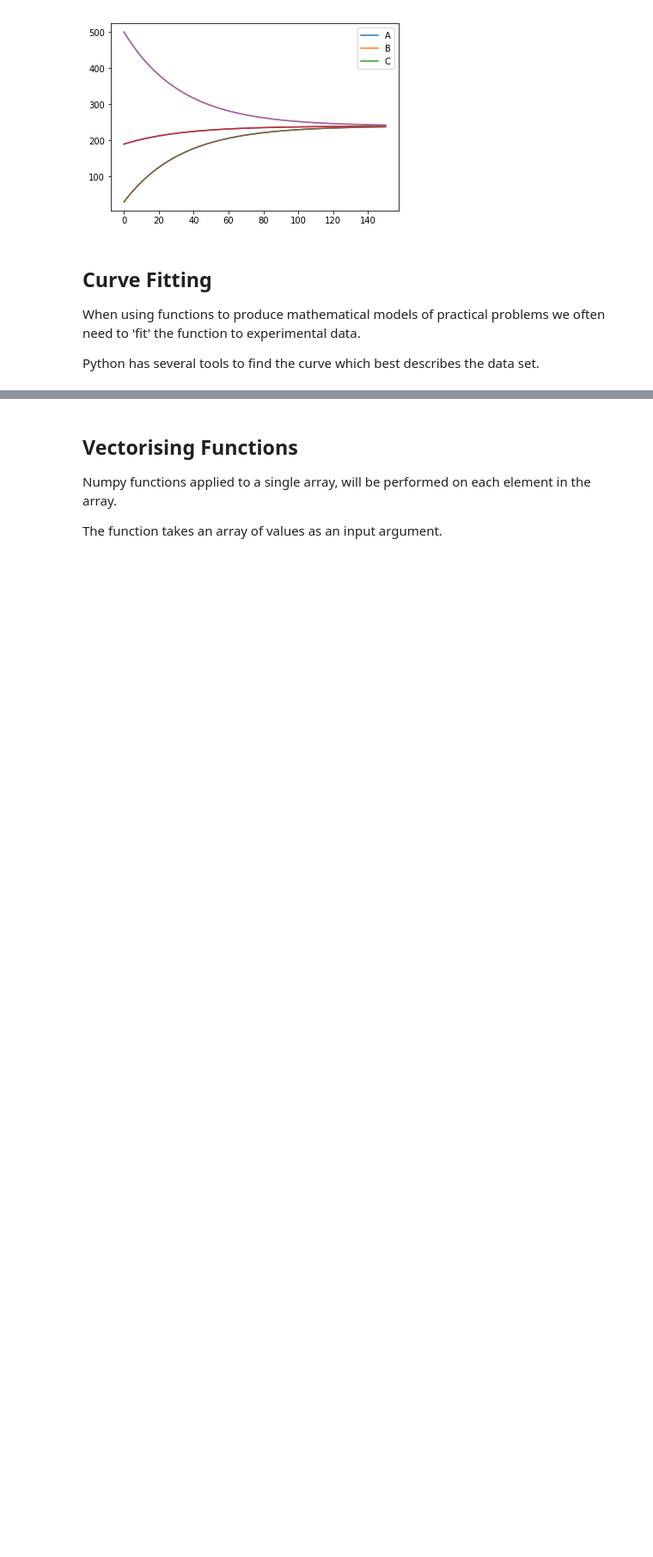
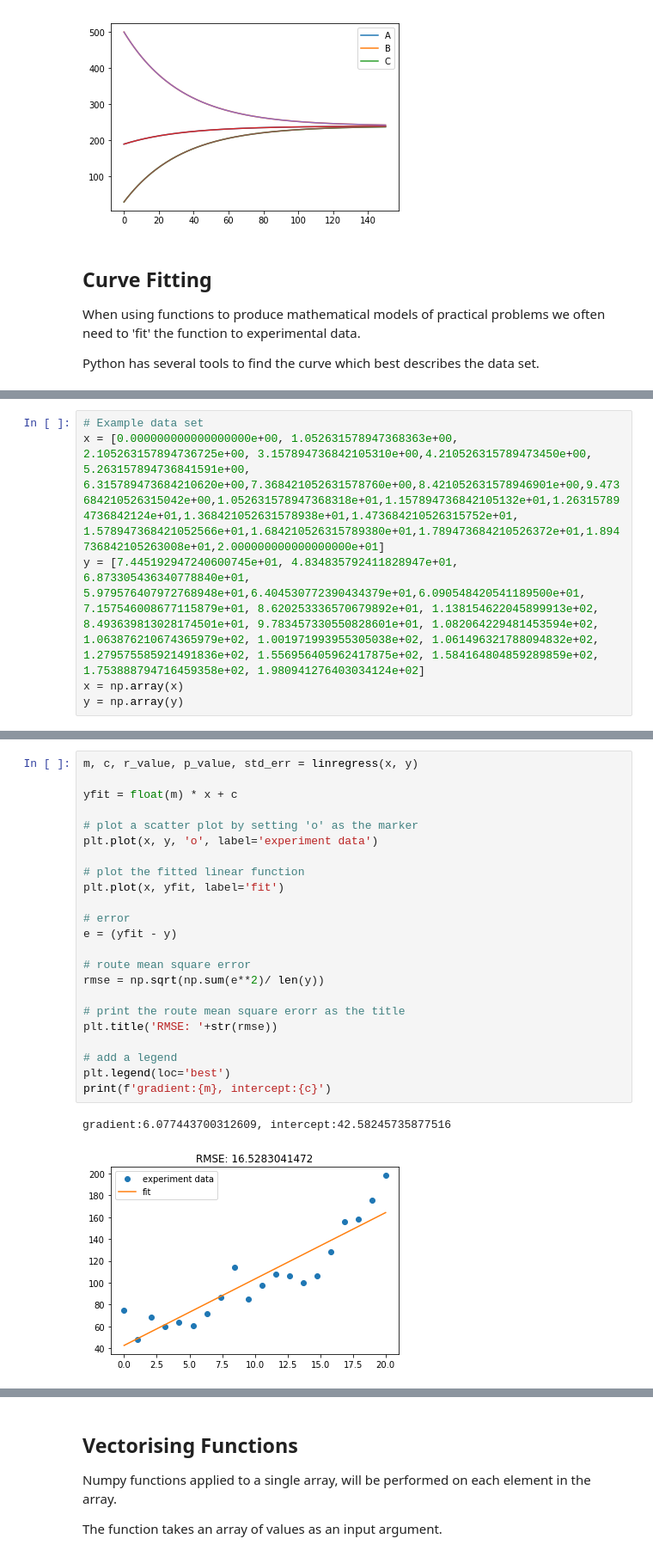
Before and after one commit to hphilamore/ILAS_python, a Jupyter notebook: 7_Numerical_computation_with_Numpy.ipynb, the cells around one changed output, grey strips where cells are left out. Shown: that part at 86% size. Drawn from its saved outputs; the diff is of its cells as text; blank space fills up the shorter version.

```diff
--- a/7_Numerical_computation_with_Numpy.ipynb
+++ b/7_Numerical_computation_with_Numpy.ipynb
@@ -1891,0 +1930,6 @@ E \\
+# %%
+# Example data set
+x = [0.000000000000000000e+00, 1.052631578947368363e+00, 2.105263157894736725e+00, 3.157894736842105310e+00,4.210526315789473450e+00, 5.263157894736841591e+00, 6.315789473684210620e+00,7.368421052631578760e+00,8.421052631578946901e+00,9.473684210526315042e+00,1.052631578947368318e+01,1.157894736842105132e+01,1.263157894736842124e+01,1.368421052631578938e+01,1.473684210526315752e+01, 1.578947368421052566e+01,1.684210526315789380e+01,1.789473684210526372e+01,1.894736842105263008e+01,2.000000000000000000e+01]
+y = [7.445192947240600745e+01, 4.834835792411828947e+01, 6.873305436340778840e+01, 5.979576407972768948e+01,6.404530772390434379e+01,6.090548420541189500e+01, 7.157546008677115879e+01, 8.620253336570679892e+01, 1.138154622045899913e+02, 8.493639813028174501e+01, 9.783457330550828601e+01, 1.082064229481453594e+02, 1.063876210674365979e+02, 1.001971993955305038e+02, 1.061496321788094832e+02, 1.279575585921491836e+02, 1.556956405962417875e+02, 1.584164804859289859e+02, 1.753888794716459358e+02, 1.980941276403034124e+02]
+x = np.array(x)
+y = np.array(y)
@@ -1891,0 +1948,26 @@ E \\
+# %%
+m, c, r_value, p_value, std_err = linregress(x, y)
+
+yfit = float(m) * x + c
+
+# plot a scatter plot by setting 'o' as the marker
+plt.plot(x, y, 'o', label='experiment data')
+
+# plot the fitted linear function
+plt.plot(x, yfit, label='fit')
+
+# error
+e = (yfit - y)
+
+# route mean square error
+rmse = np.sqrt(np.sum(e**2)/ len(y))
+
+# print the route mean square erorr as the title
+plt.title('RMSE: '+str(rmse))
+
+# add a legend
+plt.legend(loc='best')
+print(f'gradient:{m}, intercept:{c}')
+# %% [output]
+gradient:6.077443700312609, intercept:42.58245735877516
+[figure, added]
```
Also changed, not shown: parts of 23 cells of this notebook, 1 other file.
